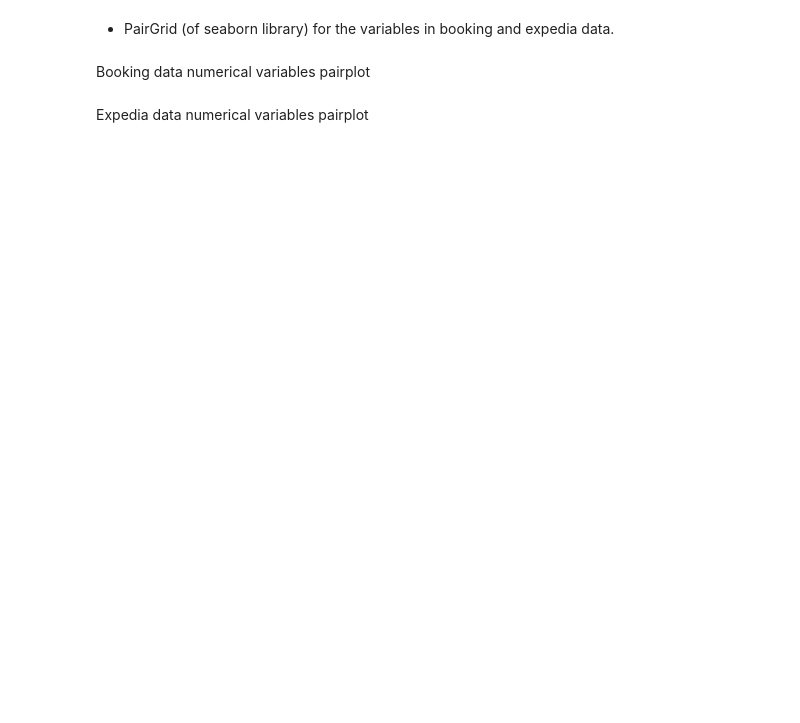
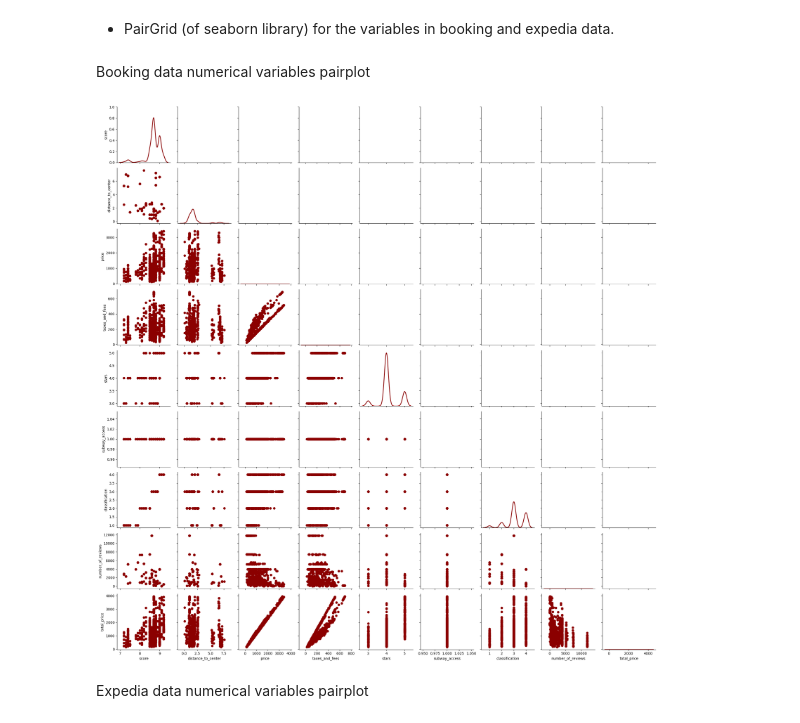
Before and after one commit to estivengrx/Freelancer-2, a Jupyter notebook: booking-expedia-project/main.ipynb, the cells around one changed output. Drawn from its saved outputs; the diff is of its cells as text; code cells hidden in the pictures; blank space fills up the shorter version.

```diff
--- a/booking-expedia-project/main.ipynb
+++ b/booking-expedia-project/main.ipynb
@@ -284,18 +324,20 @@ Shape of expedia data after encoding: (7102, 66)
 # %% [markdown]
 Booking data numerical variables pairplot
 # %%
-# booking_data_columns_pairgrid = ['score', 'distance_to_center', 'price', 'taxes_and_fees', 'stars', 'subway_access', 'classification', 'number_of_reviews', 'total_price']
+booking_data_columns_pairgrid = ['score', 'distance_to_center', 'price', 'taxes_and_fees', 'stars', 'subway_access', 'classification', 'number_of_reviews', 'total_price']
 
-# # Create a PairGrid object
-# grid = sns.PairGrid(data=booking_data_encoded[booking_data_columns_pairgrid])
+# Create a PairGrid object
+grid = sns.PairGrid(data=booking_data_encoded[booking_data_columns_pairgrid])
 
-# # Map a scatter plot to the upper triangle
-# grid = grid.map_lower(plt.scatter, color='darkred')
+# Map a scatter plot to the upper triangle
+grid = grid.map_lower(plt.scatter, color='darkred')
 
-# # Map a KDE plot to the diagonal
-# grid = grid.map_diag(sns.kdeplot, lw=2, color='darkred')
+# Map a KDE plot to the diagonal
+grid = grid.map_diag(sns.kdeplot, lw=2, color='darkred')
 
-# plt.show()
+plt.show()
+# %% [output]
+[figure, added]
 # %% [markdown]
 Expedia data numerical variables pairplot
 # %%
```
Also changed, not shown: parts of 17 cells of this notebook, 1 other file.
